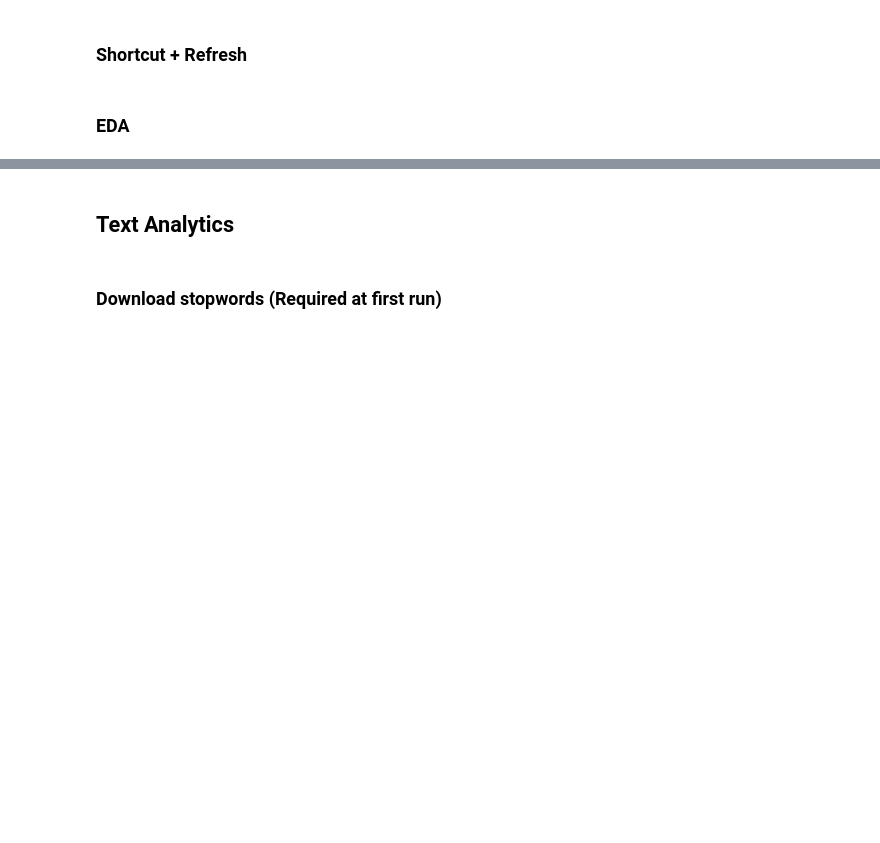
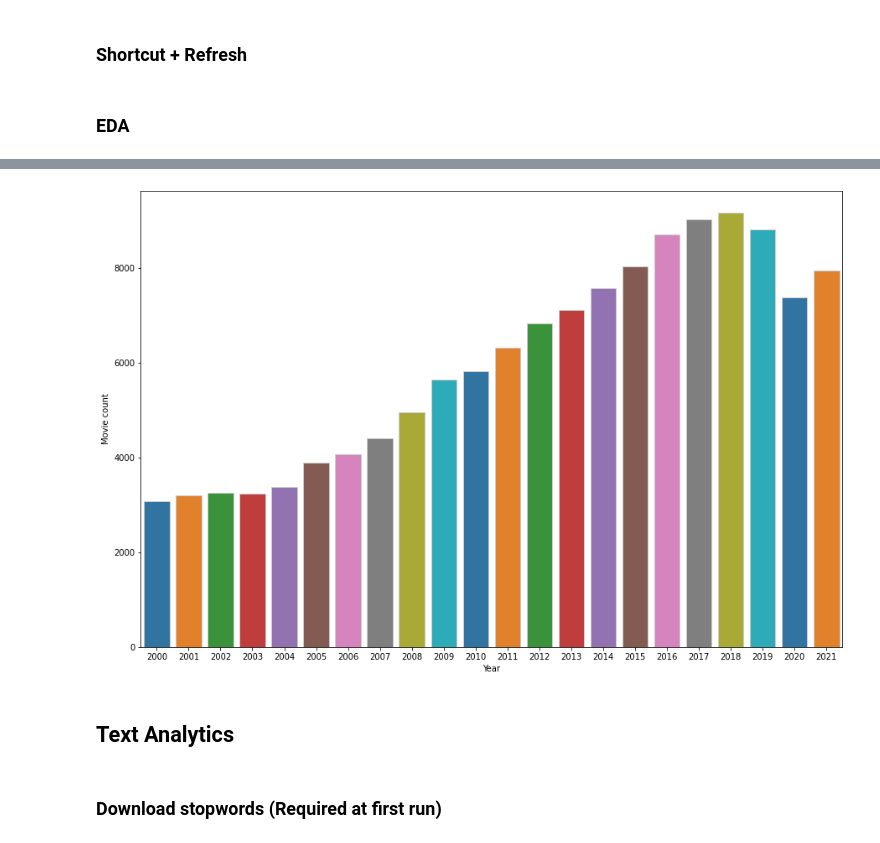
Before and after one commit to sitdh/text-textclassification, a Jupyter notebook: Text-Classification.ipynb, the cells around one changed output, grey strips where cells are left out. Saved outputs shown, nothing was run; the diff lists cells and outputs as text; code cells hidden in the pictures; blank space fills up the shorter version.

```diff
--- a/Text-Classification.ipynb
+++ b/Text-Classification.ipynb
@@ -158,0 +201,7 @@ plt.show()
+# %%
+yearly_count = movie_corpus[~movie_corpus.year.isna()][['year']]\
+    .groupby('year')\
+    .size()\
+    .reset_index().rename(columns={
+        0: 'values',
+    }).set_index(['year']).T
@@ -159,3 +214,16 @@ plt.show()
+# %%
+plt.figure(figsize=(15, 10))
+# yearly_count.plot.bar()
+ax = sns.barplot(
+    palette=sns.color_palette(),
+    edgecolor='.8',
+    data=yearly_count,
+)
+
+ax.set(xlabel='Year', ylabel='Movie count')
+plt.show()
+# %% [output]
+[figure, added]
 # %% [markdown]
 ## Text Analytics
 # %%
```
Also changed, not shown: parts of 36 cells of this notebook.
